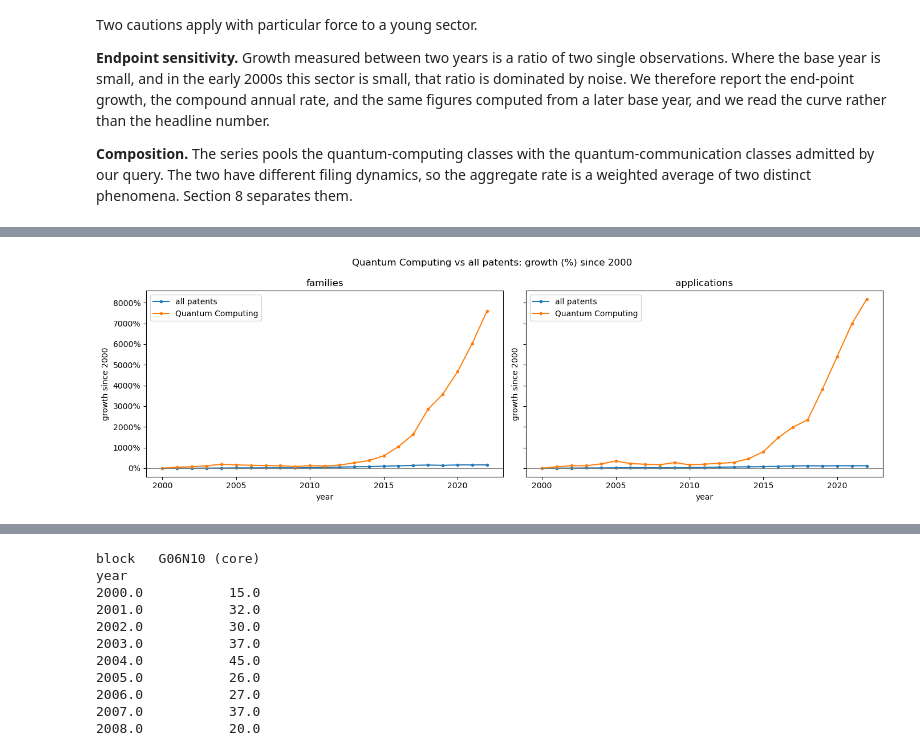
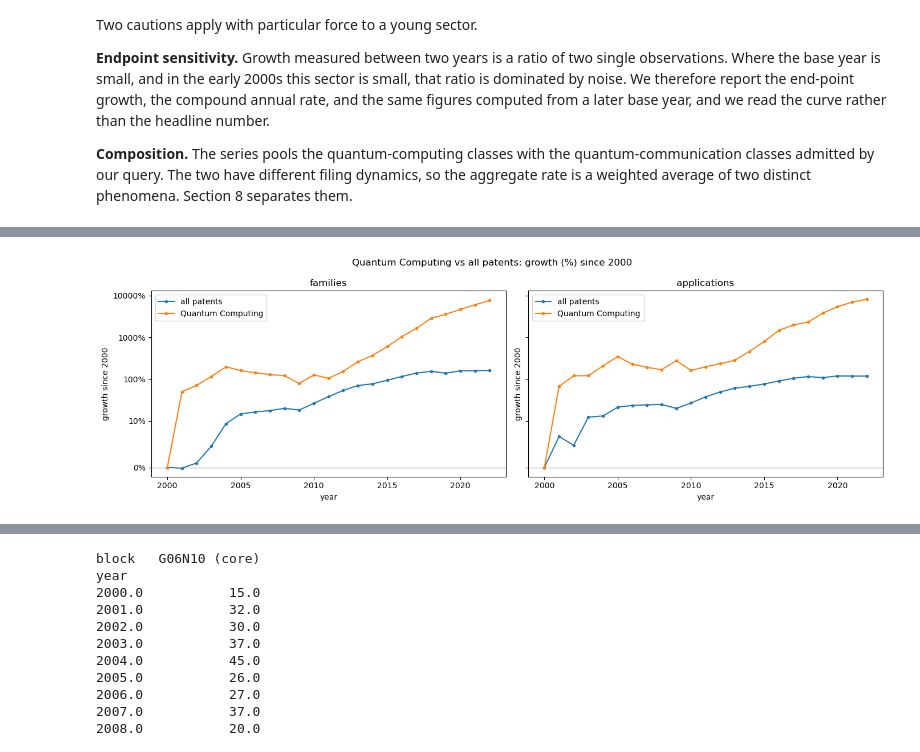
Before and after one commit to letiBri/team-30-QuantumComputing, a Jupyter notebook: notebooks/STEP1_general_description.ipynb, the cells around one changed output, grey strips where cells are left out. Cells and saved outputs as stored; diff of their text form; code cells hidden in the pictures.

Commit message:
rerun step1 and adapt plots 7.3 section

```diff
--- a/notebooks/STEP1_general_description.ipynb
+++ b/notebooks/STEP1_general_description.ipynb
@@ -853,20 +876,22 @@ growth.style.format({c: ("{:,.0f}" if c.startswith("count") else "{:+.1f}%") for
 # %%
 start, end = YEAR_MIN, LAST_COMPLETE_YEAR
 growth_path = (totals.loc[start:end] / totals.loc[start] - 1) * 100
 
 fig, axes = side_by_side(f"{SECTOR_NAME} vs all patents: growth (%) since {start}", sharey=True)
 for ax, level in zip(axes, LEVELS):
     for scope_name in ("all patents", SECTOR_NAME):
         ax.plot(growth_path.index, growth_path[(level, scope_name)], marker="o", ms=3, label=scope_name)
     ax.axhline(0, color="grey", lw=0.8)
+    # Use symlog (symmetrical log) to safely handle the 0% starting point and negatives
+    ax.set_yscale("symlog", linthresh=10)
     ax.set(title=UNIT_LABEL[level], xlabel="year", ylabel=f"growth since {start}")
     ax.yaxis.set_major_formatter(PercentFormatter(100))
     ax.legend()
 plt.tight_layout()
 plt.savefig(OUTPUT_DIR / "fig_growth.png", dpi=200, bbox_inches="tight")
 plt.show()
 # %% [output]
-[figure, old version]
+[figure, new version]
 # %%
 BLOCKS = {
     "G06N10 (core)":        ("G06N10",),
```
Also changed, not shown: parts of 8 cells of this notebook, 4 other files.
